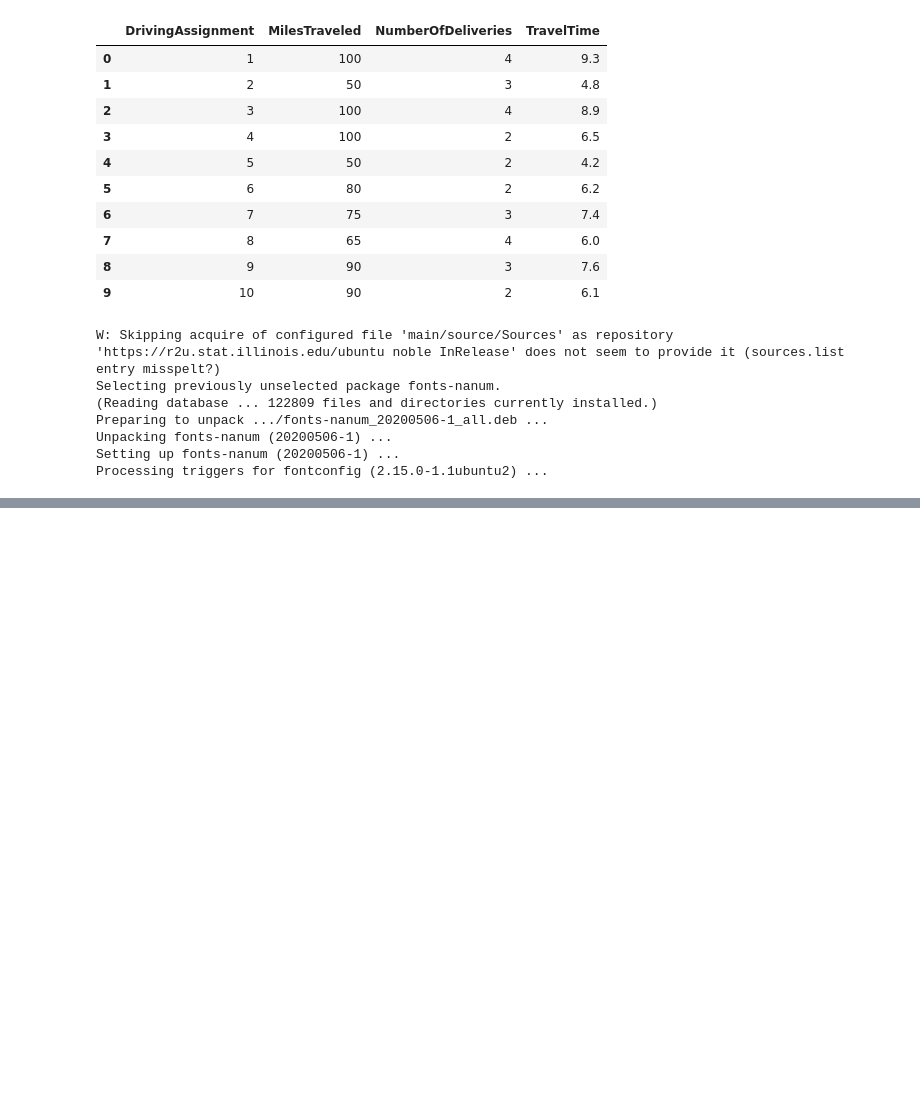
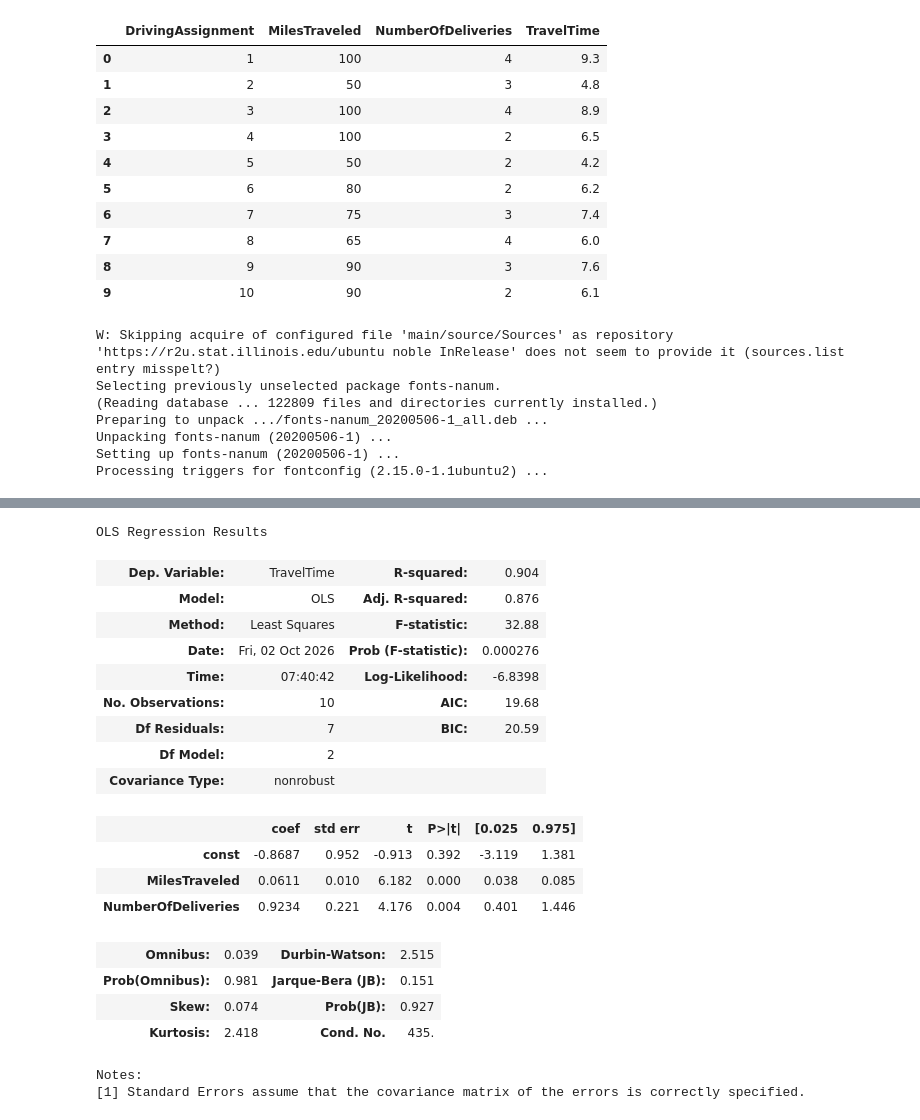
Before and after one commit to denverkim/BA_FALL2026, a Jupyter notebook: LAB4.ipynb, the cells around one changed output, grey strips where cells are left out. Saved outputs shown, nothing was run; the diff lists cells and outputs as text; code cells hidden in the pictures; blank space fills up the shorter version.

```diff
--- a/LAB4.ipynb
+++ b/LAB4.ipynb
@@ -62,0 +102,29 @@ plt.show()
+# %%
+# 다중 회귀분석
+y = butler.TravelTime
+x = butler[['MilesTraveled', 'NumberOfDeliveries']]
+
+x = sm.add_constant(x)
+model = sm.OLS(y, x).fit()
+model.summary()
+# %% [output]
+OLS Regression Results
+| Dep. Variable: | TravelTime | R-squared: | 0.904 |
+| Model: | OLS | Adj. R-squared: | 0.876 |
+| Method: | Least Squares | F-statistic: | 32.88 |
+| Date: | Fri, 02 Oct 2026 | Prob (F-statistic): | 0.000276 |
+| Time: | 07:40:42 | Log-Likelihood: | -6.8398 |
+| No. Observations: | 10 | AIC: | 19.68 |
+| Df Residuals: | 7 | BIC: | 20.59 |
+| Df Model: | 2 |  |  |
+| Covariance Type: | nonrobust |  |  |
+|  | coef | std err | t | P>|t| | [0.025 | 0.975] |
+| const | -0.8687 | 0.952 | -0.913 | 0.392 | -3.119 | 1.381 |
+| MilesTraveled | 0.0611 | 0.010 | 6.182 | 0.000 | 0.038 | 0.085 |
+| NumberOfDeliveries | 0.9234 | 0.221 | 4.176 | 0.004 | 0.401 | 1.446 |
+| Omnibus: | 0.039 | Durbin-Watson: | 2.515 |
+| Prob(Omnibus): | 0.981 | Jarque-Bera (JB): | 0.151 |
+| Skew: | 0.074 | Prob(JB): | 0.927 |
+| Kurtosis: | 2.418 | Cond. No. | 435. |
+Notes:
+[1] Standard Errors assume that the covariance matrix of the errors is correctly specified.
```
Also changed, not shown: parts of 10 cells of this notebook.
